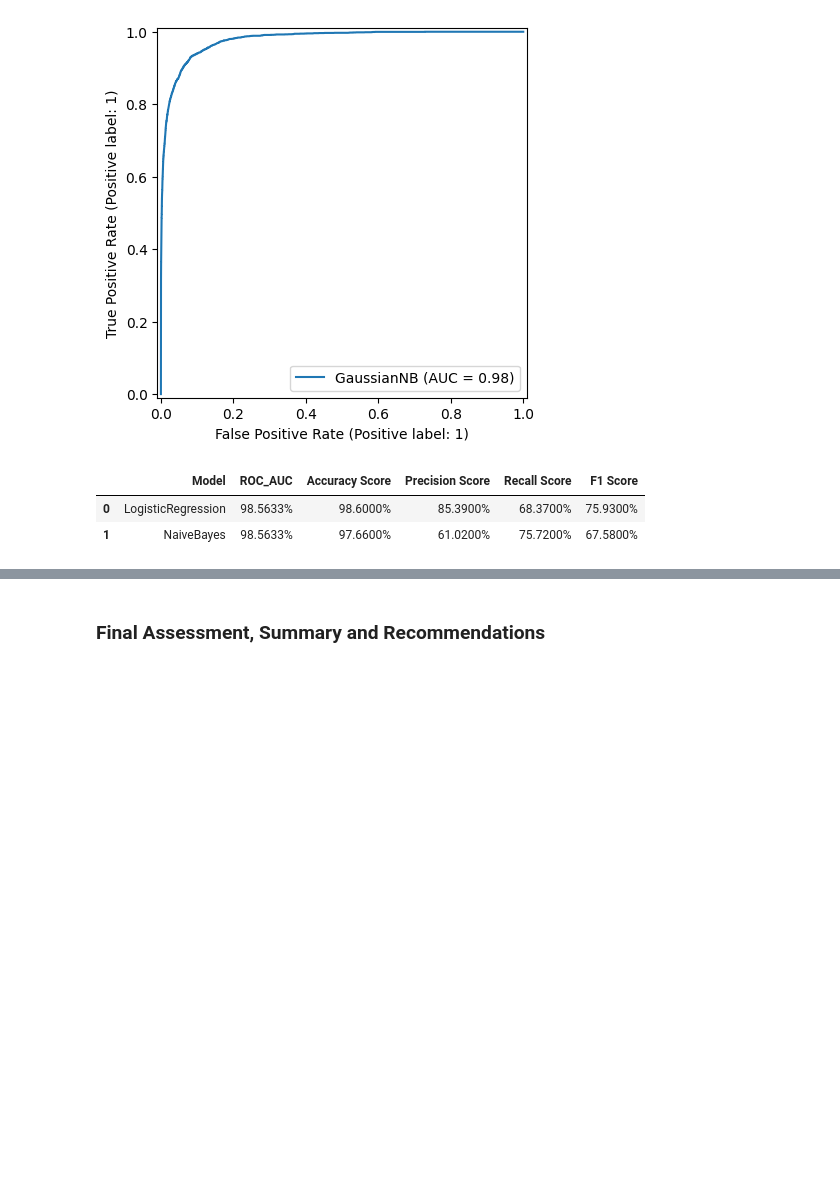
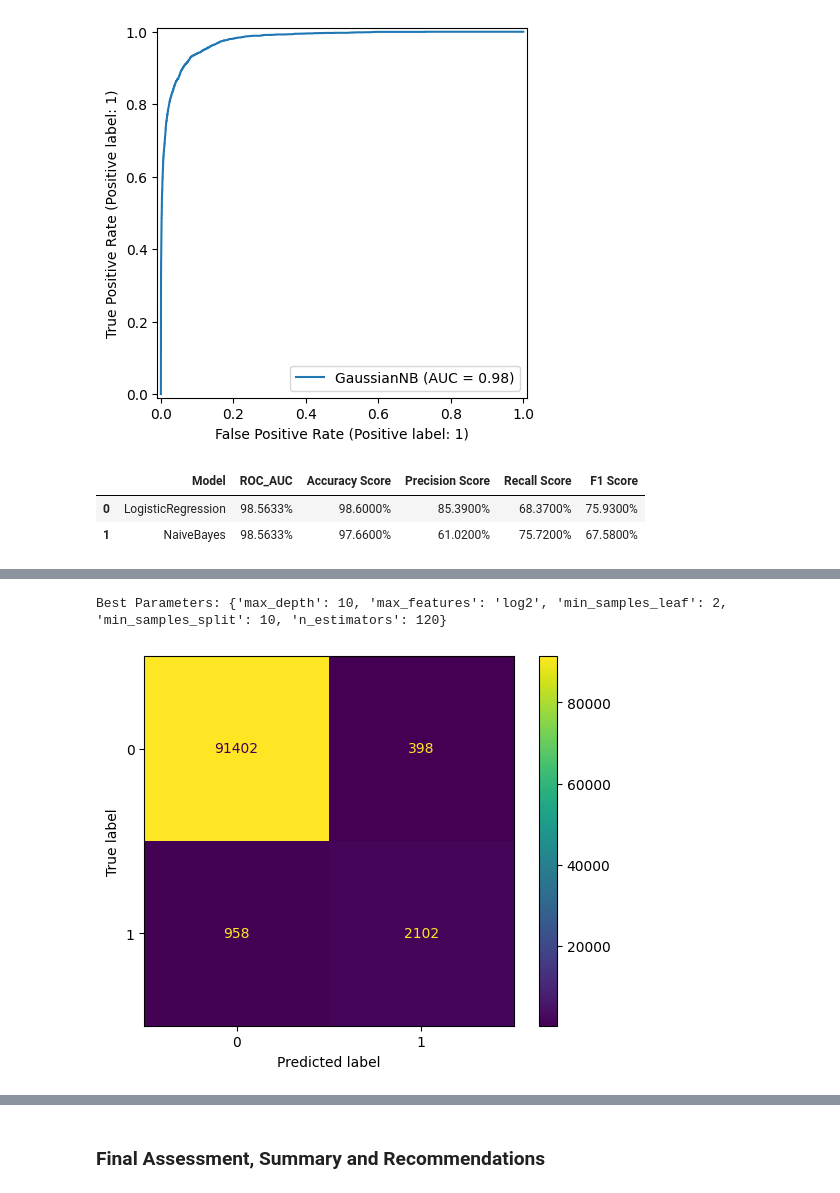
Before and after one commit to traha-89/Portafoglio, a Jupyter notebook: Landing Page Optimization/LP_CRAnalysis_Prediction_2.ipynb, the cells around one changed output, grey strips where cells are left out. Drawn from its saved outputs; the diff is of its cells as text; code cells hidden in the pictures; blank space fills up the shorter version.

```diff
--- a/Landing Page Optimization/LP_CRAnalysis_Prediction_2.ipynb
+++ b/Landing Page Optimization/LP_CRAnalysis_Prediction_2.ipynb
@@ -867,0 +882,15 @@ result('NaiveBayes',y_preds_nb,y_prob_nb)
+# %%
+# 3. Grid Search with Cross-Validation
+# Using default 5-fold CV here; simpler and avoids PredefinedSplit complexity
+grid_search = GridSearchCV(
+    estimator=rf,
+    param_grid=cv_params,
+    scoring='f1',        # Optimize for recall (important for cancelled rides)
+    refit=True,
+    cv=5,
+    verbose=1
+)
+# %%
+%%time
+# 4. Fit GridSearch on training data
+grid_search.fit(X_train_scaled, y_train)
@@ -867,0 +906,15 @@ result('NaiveBayes',y_preds_nb,y_prob_nb)
+# %%
+# 5. Best parameters & estimator
+print("Best Parameters:", grid_search.best_params_)
+best_rf = grid_search.best_estimator_
+# %% [output]
+Best Parameters: {'max_depth': 10, 'max_features': 'log2', 'min_samples_leaf': 2, 'min_samples_split': 10, 'n_estimators': 120}
+# %%
+# 6. Predictions on test set
+y_pred_rf = best_rf.predict(X_test_scaled)
+y_prob_rf = best_rf.predict_proba(X_test_scaled)[:, 1]
+# %%
+# Plot Confusion Matrix
+conf_matrix(grid_search, y_pred_rf)
+# %% [output]
+[figure, added]
```
Also changed, not shown: parts of 20 cells of this notebook.
